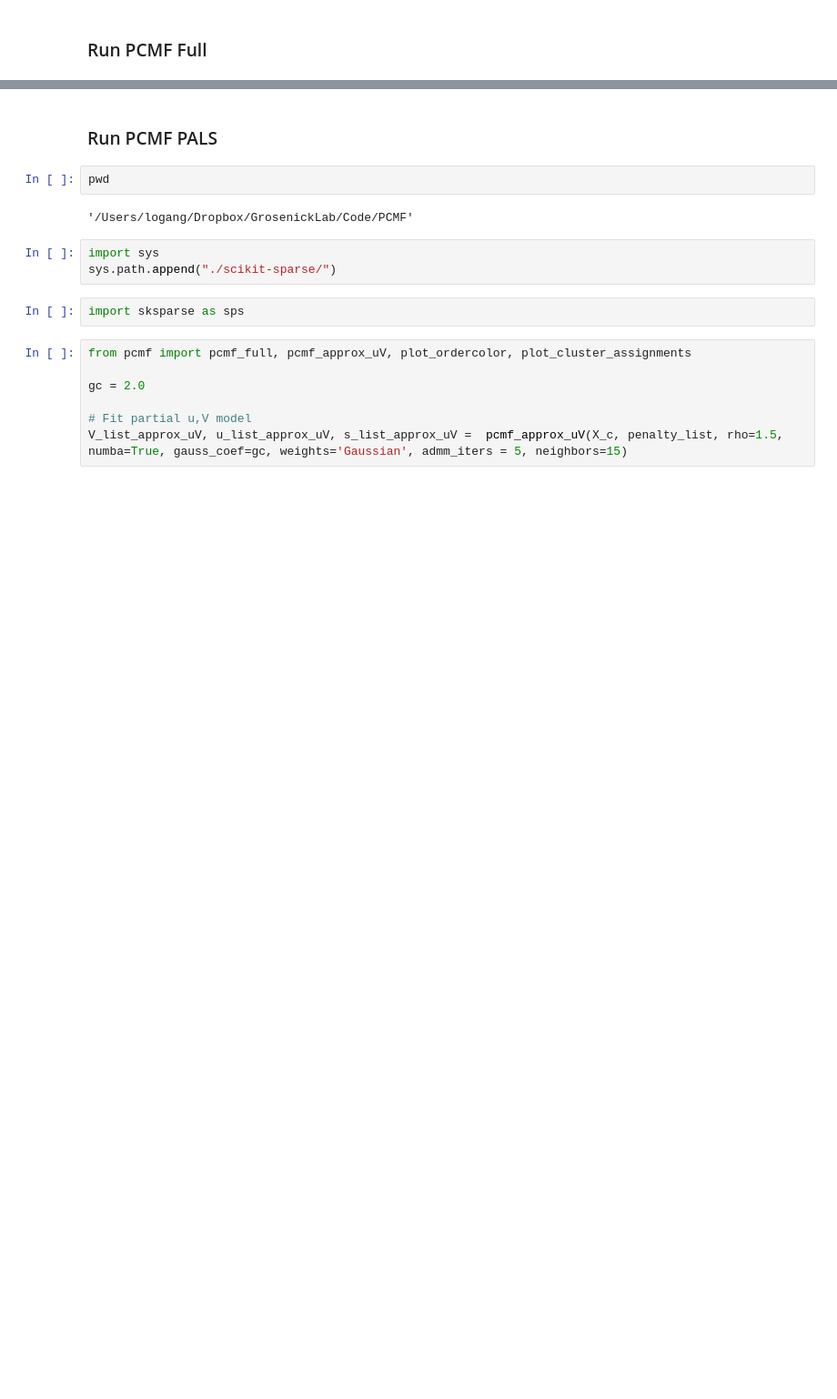
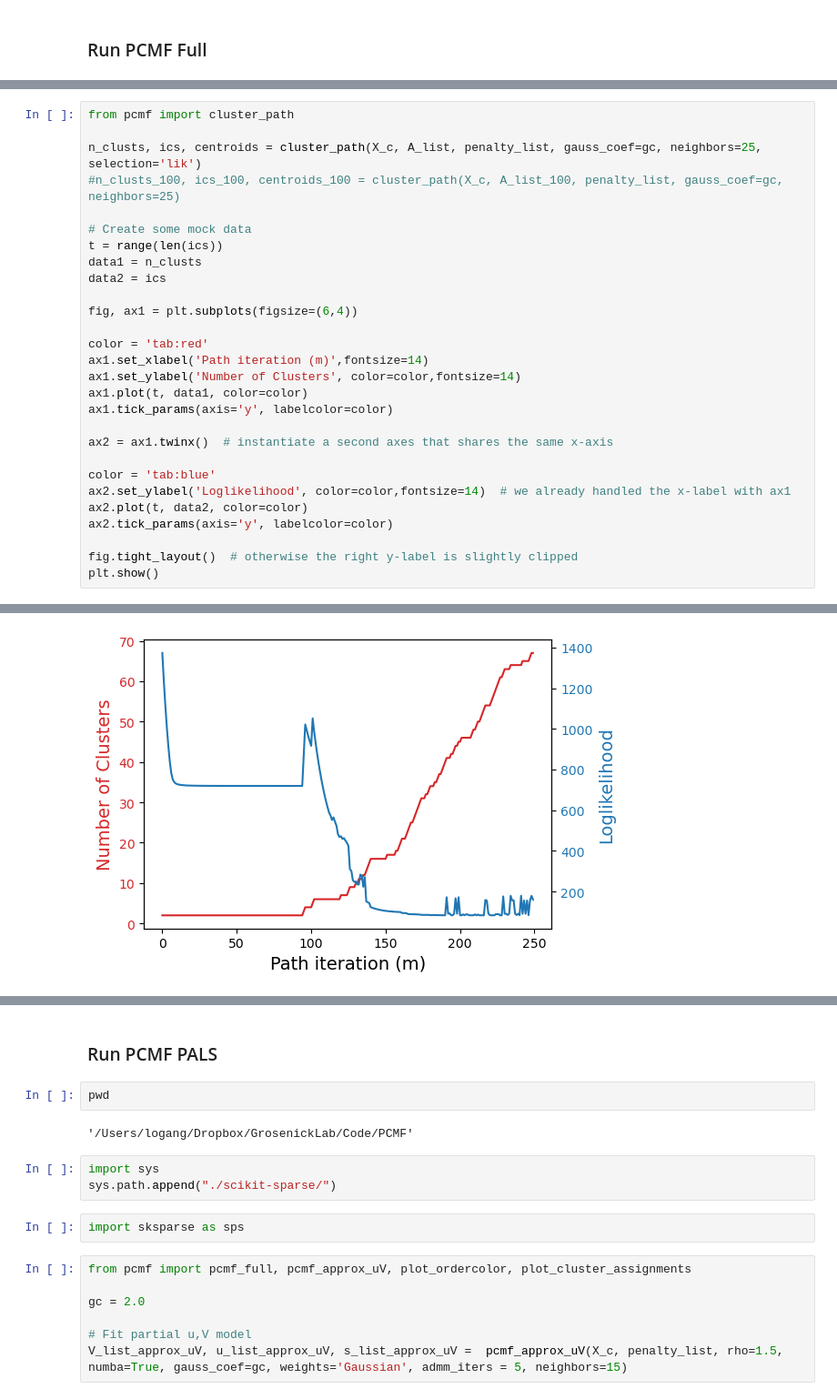
Before and after one commit to grosenicklab/CARVE-AI, a Jupyter notebook: ICML2023/notebooks/Gaussian Two Class.ipynb, the cells around one changed output, grey strips where cells are left out. Shown at 91% size. Saved outputs shown, nothing was run; the diff lists cells and outputs as text; blank space fills up the shorter version.

```diff
--- a/ICML2023/notebooks/Gaussian Two Class.ipynb
+++ b/ICML2023/notebooks/Gaussian Two Class.ipynb
@@ -624,0 +620,29 @@ def diff_graph_cluster(Xhat, D, comb_list, num_clusters, thresh_sd=6, pca_clean=
+# %%
+from pcmf import cluster_path
+
+n_clusts, ics, centroids = cluster_path(X_c, A_list, penalty_list, gauss_coef=gc, neighbors=25, selection='lik')
+#n_clusts_100, ics_100, centroids_100 = cluster_path(X_c, A_list_100, penalty_list, gauss_coef=gc, neighbors=25)
+
+# Create some mock data
+t = range(len(ics))
+data1 = n_clusts
+data2 = ics
+
+fig, ax1 = plt.subplots(figsize=(6,4))
+
+color = 'tab:red'
+ax1.set_xlabel('Path iteration (m)',fontsize=14)
+ax1.set_ylabel('Number of Clusters', color=color,fontsize=14)
+ax1.plot(t, data1, color=color)
+ax1.tick_params(axis='y', labelcolor=color)
+
+ax2 = ax1.twinx()  # instantiate a second axes that shares the same x-axis
+
+color = 'tab:blue'
+ax2.set_ylabel('Loglikelihood', color=color,fontsize=14)  # we already handled the x-label with ax1
+ax2.plot(t, data2, color=color)
+ax2.tick_params(axis='y', labelcolor=color)
+
+fig.tight_layout()  # otherwise the right y-label is slightly clipped
+plt.show()
+# %% [output]
@@ -624,0 +666 @@ def diff_graph_cluster(Xhat, D, comb_list, num_clusters, thresh_sd=6, pca_clean=
+[figure, added]
```
Also changed, not shown: parts of 13 cells of this notebook, 11 other files.
